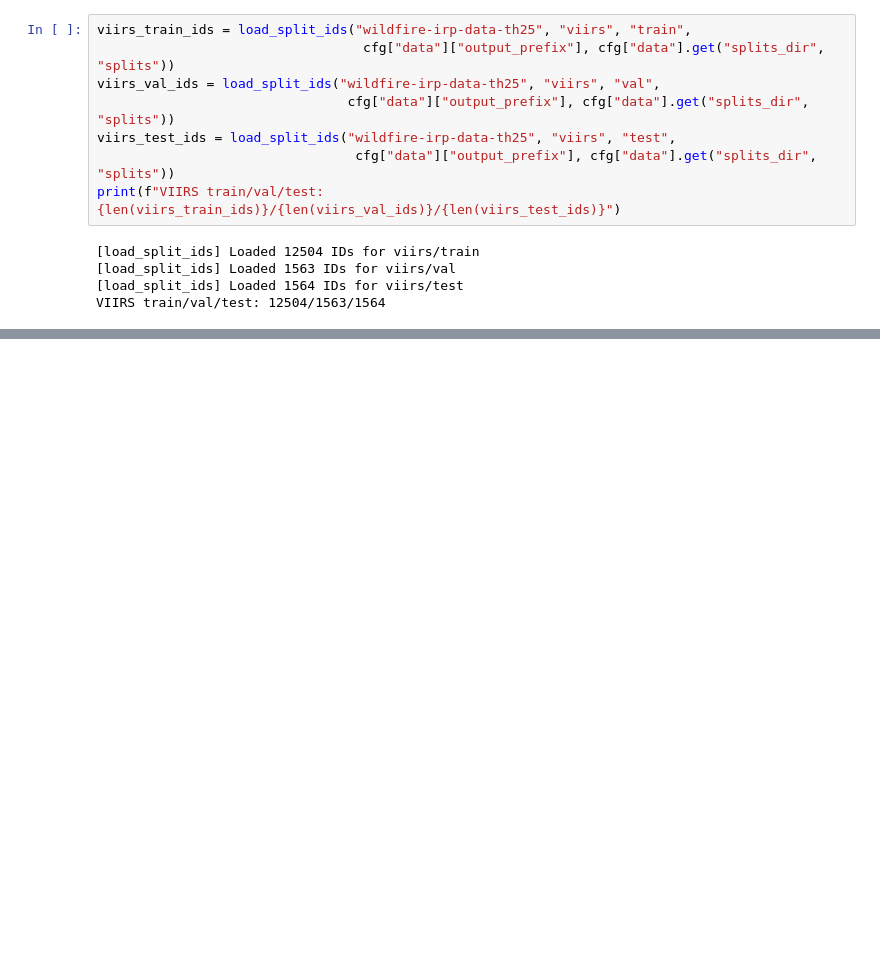
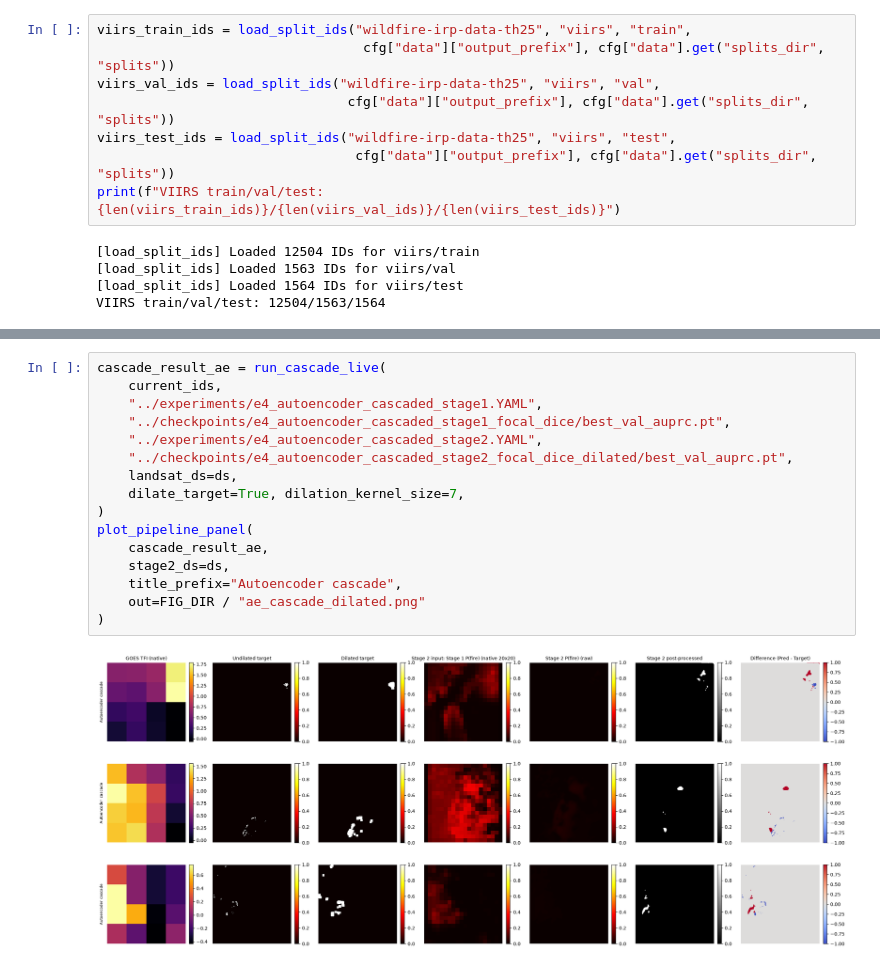
Before and after one commit to ada-th25/irp-th25-azure, a Jupyter notebook: notebooks/explore_results_summary.ipynb, the cells around one changed output, grey strips where cells are left out. Drawn from its saved outputs; the diff is of its cells as text; blank space fills up the shorter version.

```diff
--- a/notebooks/explore_results_summary.ipynb
+++ b/notebooks/explore_results_summary.ipynb
@@ -829,0 +1486,18 @@ VIIRS train/val/test: 12504/1563/1564
+# %%
+cascade_result_ae = run_cascade_live(
+    current_ids,
+    "../experiments/e4_autoencoder_cascaded_stage1.YAML",
+    "../checkpoints/e4_autoencoder_cascaded_stage1_focal_dice/best_val_auprc.pt",
+    "../experiments/e4_autoencoder_cascaded_stage2.YAML",
+    "../checkpoints/e4_autoencoder_cascaded_stage2_focal_dice_dilated/best_val_auprc.pt",
+    landsat_ds=ds,
+    dilate_target=True, dilation_kernel_size=7,
+)
+plot_pipeline_panel(
+    cascade_result_ae,
+    stage2_ds=ds,
+    title_prefix="Autoencoder cascade",
+    out=FIG_DIR / "ae_cascade_dilated.png"
+)
+# %% [output]
+[figure, added]
```
Also changed, not shown: parts of 30 cells of this notebook, 7 other files.
